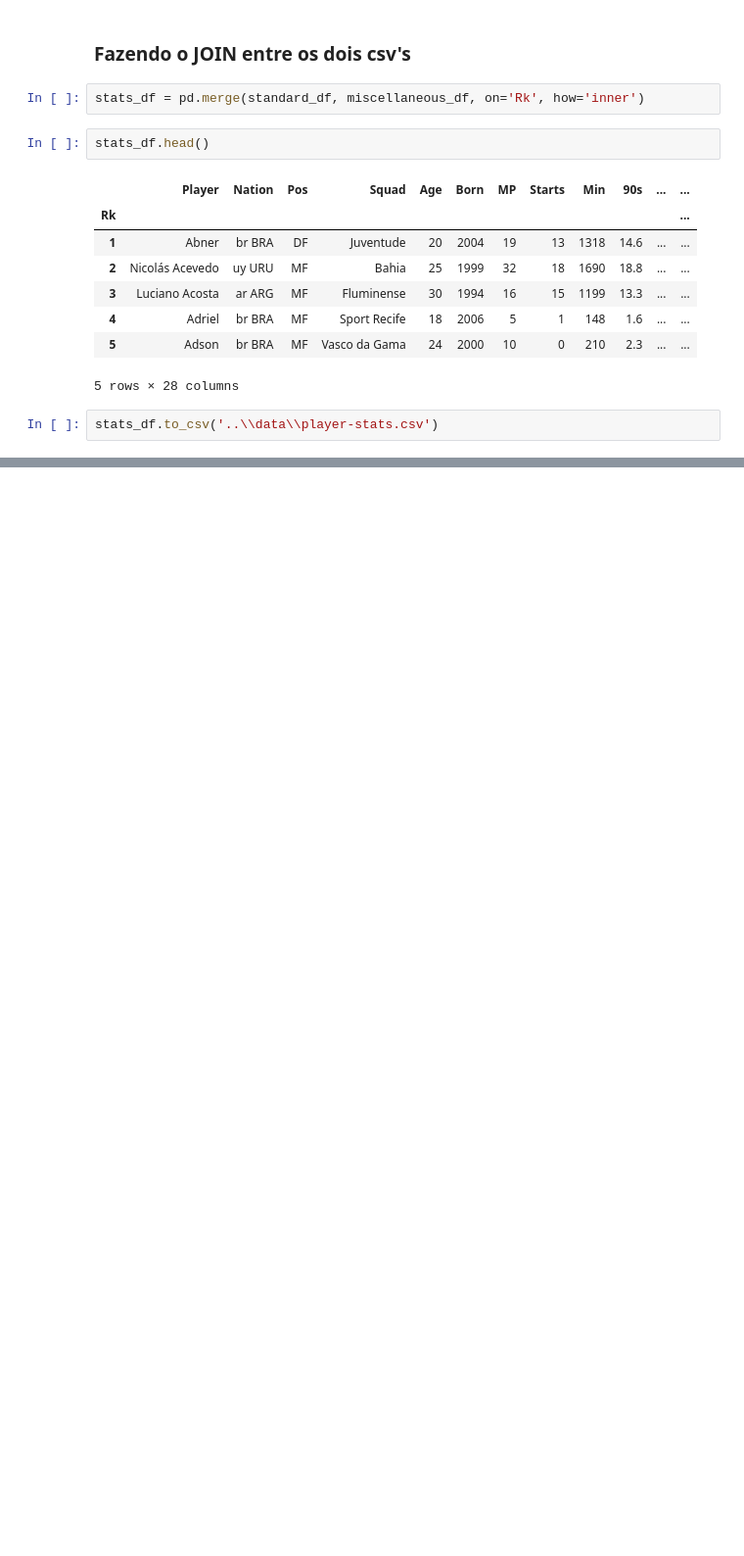
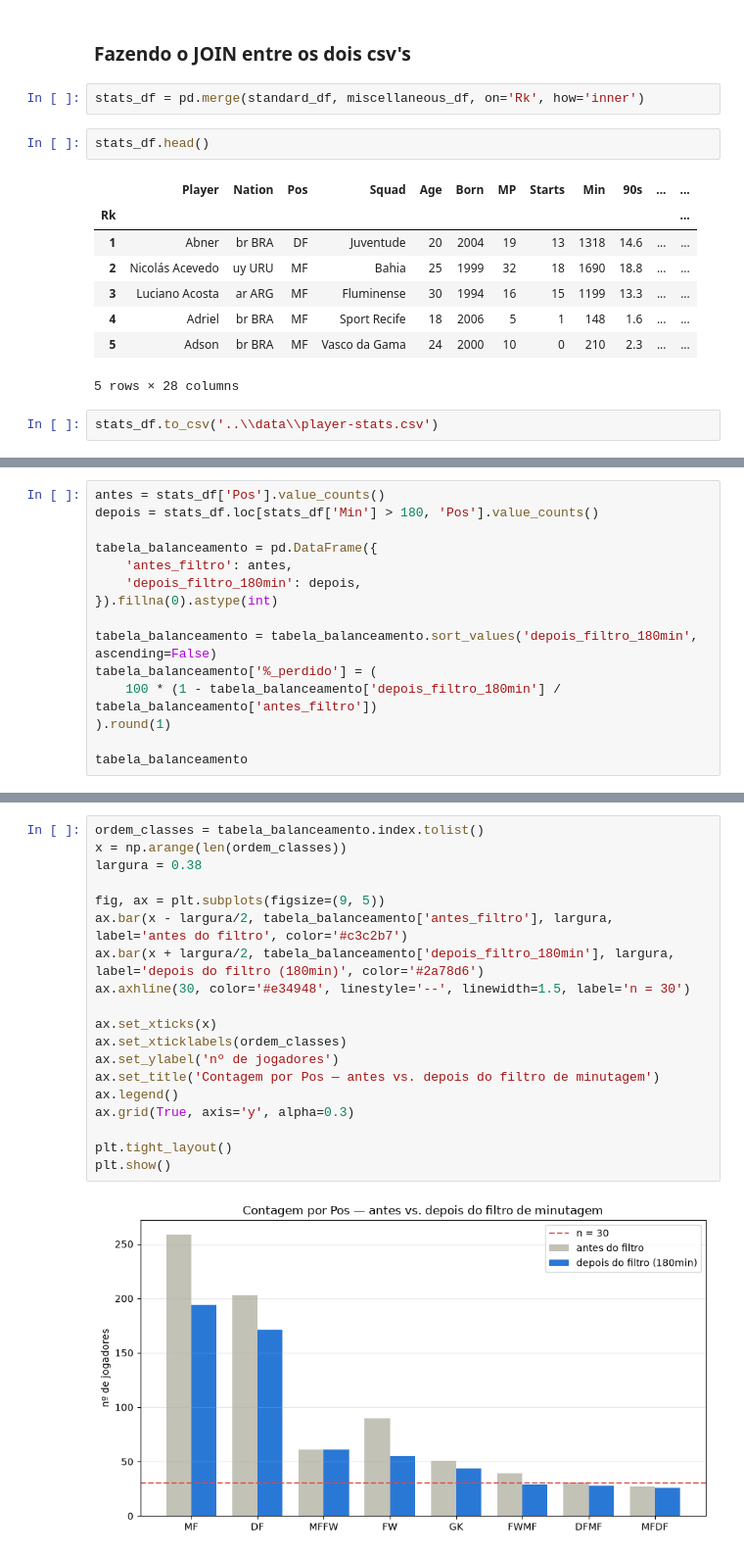
Before and after one commit to yagoschnorr/brasileirao-player-role-classification, a Jupyter notebook: notebooks/eda.ipynb, the cells around one changed output, grey strips where cells are left out. Shown at 98% size. Drawn from its saved outputs; the diff is of its cells as text; blank space fills up the shorter version.

```diff
--- a/notebooks/eda.ipynb
+++ b/notebooks/eda.ipynb
@@ -55,0 +193,15 @@ stats_df.to_csv('..\\data\\player-stats.csv')
+# %%
+antes = stats_df['Pos'].value_counts()
+depois = stats_df.loc[stats_df['Min'] > 180, 'Pos'].value_counts()
+
+tabela_balanceamento = pd.DataFrame({
+    'antes_filtro': antes,
+    'depois_filtro_180min': depois,
+}).fillna(0).astype(int)
+
+tabela_balanceamento = tabela_balanceamento.sort_values('depois_filtro_180min', ascending=False)
+tabela_balanceamento['%_perdido'] = (
+    100 * (1 - tabela_balanceamento['depois_filtro_180min'] / tabela_balanceamento['antes_filtro'])
+).round(1)
+
+tabela_balanceamento
@@ -55,0 +219,21 @@ stats_df.to_csv('..\\data\\player-stats.csv')
+# %%
+ordem_classes = tabela_balanceamento.index.tolist()
+x = np.arange(len(ordem_classes))
+largura = 0.38
+
+fig, ax = plt.subplots(figsize=(9, 5))
+ax.bar(x - largura/2, tabela_balanceamento['antes_filtro'], largura, label='antes do filtro', color='#c3c2b7')
+ax.bar(x + largura/2, tabela_balanceamento['depois_filtro_180min'], largura, label='depois do filtro (180min)', color='#2a78d6')
+ax.axhline(30, color='#e34948', linestyle='--', linewidth=1.5, label='n = 30')
+
+ax.set_xticks(x)
+ax.set_xticklabels(ordem_classes)
+ax.set_ylabel('nº de jogadores')
+ax.set_title('Contagem por Pos — antes vs. depois do filtro de minutagem')
+ax.legend()
+ax.grid(True, axis='y', alpha=0.3)
+
+plt.tight_layout()
+plt.show()
+# %% [output]
+[figure, added]
```
Also changed, not shown: parts of 20 cells of this notebook.
